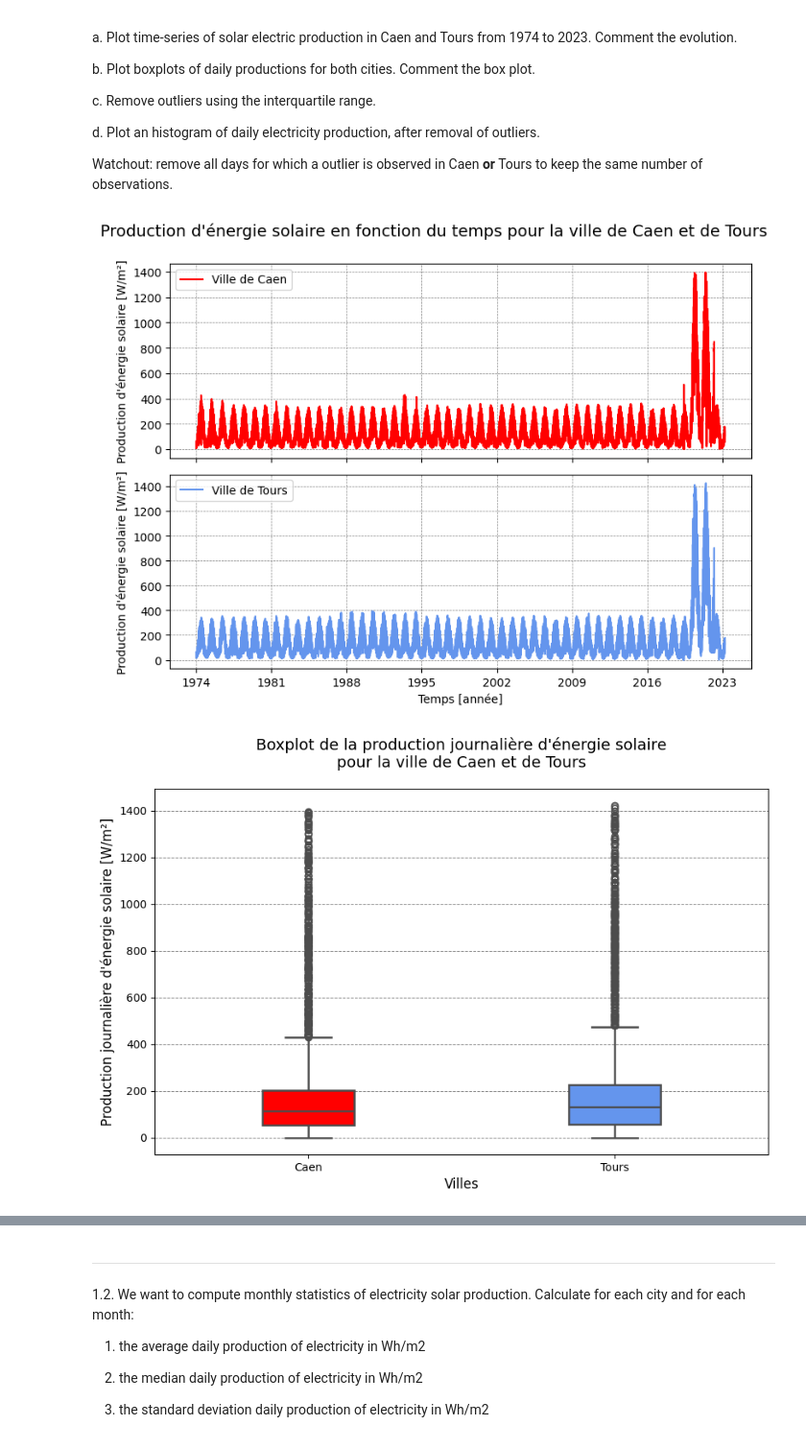
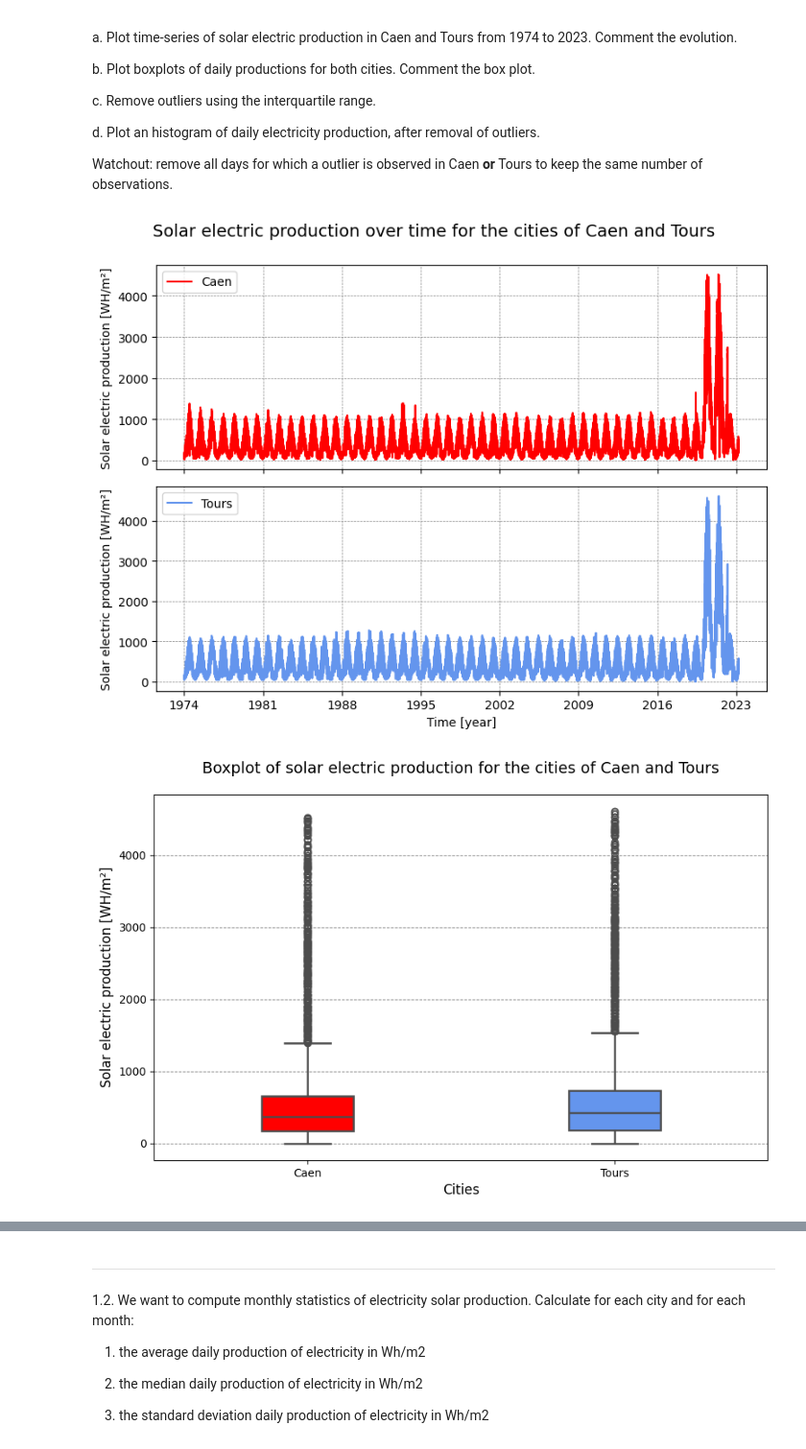
Before and after one commit to Mathis003/LEPL1109-Hackathons, a Jupyter notebook: Hackathon1.ipynb, the cells around one changed output, grey strips where cells are left out. Shown at 96% size. Drawn from its saved outputs; the diff is of its cells as text; code cells hidden in the pictures.

```diff
--- a/Hackathon1.ipynb
+++ b/Hackathon1.ipynb
@@ -91,16 +91,16 @@ def plot_prod(df):
 
     _, (ax1, ax2) = plt.subplots(2, 1, figsize=(8, 6), sharex=True)
 
-    ax1.plot(df['date_formated'], df['Caen'], color=RED, label='Ville de Caen')
-    ax1.set_ylabel('Production d\'énergie solaire [W/m²]')
+    ax1.plot(df['date_formated'], df['Caen'], color=RED, label='Caen')
+    ax1.set_ylabel('Solar electric production [WH/m²]')
     ax1.legend()
 
-    ax2.plot(df['date_formated'], df['Tours'], color=BLUE, label='Ville de Tours')
-    ax2.set_xlabel('Temps [année]')
-    ax2.set_ylabel('Production d\'énergie solaire [W/m²]')
+    ax2.plot(df['date_formated'], df['Tours'], color=BLUE, label='Tours')
+    ax2.set_xlabel('Time [year]')
+    ax2.set_ylabel('Solar electric production [WH/m²]')
     ax2.legend()
 
-    plt.suptitle("Production d\'énergie solaire en fonction du temps pour la ville de Caen et de Tours", fontsize=14, y=1)
+    plt.suptitle("Solar electric production over time for the cities of Caen and Tours", fontsize=14, y=1)
 
     for ax in (ax1, ax2):
         ax.xaxis.set_major_locator(YearLocator(base=7))
@@ -116,20 +116,20 @@ def plot_hist_prod(df):
 
     _, (ax1, ax2) = plt.subplots(2, 1, figsize=(10, 8), sharex=True)
 
-    ax1.hist(df['Caen'], bins=35, density=True, alpha=0.8, color=RED, label='Ville de Caen')
-    ax1.set_ylabel('Probabilité', fontsize=12)
+    ax1.hist(df['Caen'], bins=35, density=True, alpha=0.8, color=RED, label='Caen')
+    ax1.set_ylabel('Probability', fontsize=12)
     ax1.legend(fontsize=14)
 
-    ax2.hist(df['Tours'], bins=35, density=True, alpha=0.8, color=BLUE, label='Ville de Tours')
-    ax2.set_xlabel('Production journalière d\'énergie solaire [W/m²]', fontsize=12)
-    ax2.set_ylabel('Probabilité', fontsize=12)
+    ax2.hist(df['Tours'], bins=35, density=True, alpha=0.8, color=BLUE, label='Tours')
+    ax2.set_xlabel('Solar electric production [WH/m²]', fontsize=12)
+    ax2.set_ylabel('Probability', fontsize=12)
     ax2.legend(fontsize=14)
-    plt.xticks(np.arange(0, 500, 50))
+    plt.xticks(np.arange(0, 1600, 100))
 
     for ax in (ax1, ax2):
         ax.grid('x', color='gray', linestyle='--', linewidth=0.5)
 
-    plt.suptitle("Production d\'énergie solaire (sans outliers) en fonction de l'année pour Caen et Tours", fontsize=14, y=1)
+    plt.suptitle("Solar electric production over time (without outliers) for the cities of Caen and Tours", fontsize=14, y=1)
 
     plt.tight_layout()
     plt.show()
@@ -141,47 +141,53 @@ def plot_boxplot_daily_prod(df, outliers):
 
     boxplot = sns.boxplot(data=df[['Caen', 'Tours']], orient='v', palette=[RED, BLUE], width=0.3, linewidth=1.8, saturation=100)
 
-    plt.xlabel('Villes', fontsize=12)
-    title_axis = 'Production journalière d\'énergie solaire [W/m²]' if outliers else 'Production journalière d\'énergie solaire (sans outliers) [W/m²]'
+    plt.xlabel('Cities', fontsize=12)
+    title_axis = 'Solar electric production [WH/m²]' if outliers else 'Solar electric production (without outliers) [WH/m²]'
     plt.ylabel(title_axis, fontsize=12)
-    plt.ylabel('Production journalière d\'énergie solaire [W/m²]', fontsize=12)
+    plt.ylabel('Solar electric production [WH/m²]', fontsize=12)
     plt.xticks(fontsize=10)
     plt.yticks(fontsize=10)
 
     plt.grid(axis='y', color='gray', linestyle='--', linewidth=0.7)
-    title = 'Boxplot de la production journalière d\'énergie solaire\npour la ville de Caen et de Tours' if outliers else 'Boxplot de la production journalière d\'énergie solaire (sans outliers)\npour la ville de Caen et de Tours'
+    title = 'Boxplot of solar electric production for the cities of Caen and Tours' if outliers else 'Boxplot of solar electric production (without outliers)\nfor the cities of Caen and Tours'
     boxplot.set_title(title, y=1.04, fontsize=14)
 
     plt.show()
 
 
 def get_outliers_mask(data):
 
     Q1 = data.quantile(0.25)
     Q3 = data.quantile(0.75)
     IQR = Q3 - Q1
     lower_bound = Q1 - 1.5 * IQR
     upper_bound = Q3 + 1.5 * IQR
     mask = (data >= lower_bound) & (data <= upper_bound)
     return mask
 
 
 datas = pd.read_csv('Radiation.csv')
 
 df = pd.DataFrame(datas)
 df['date_formated'] = pd.to_datetime(df['DATE'], format='%Y%m%d')
 df['month'] = df['date_formated'].dt.month
 df['year'] = df['date_formated'].dt.year
 df.drop(['Unnamed: 0'], axis=1, inplace=True) # Remove useless column
 
+P_cr = 0.18
+f_perf = 0.75
+
+df['Caen'] *= 24 * P_cr * f_perf
+df['Tours'] *= 24 * P_cr * f_perf
+
 plot_prod(df)
 plot_boxplot_daily_prod(df, True)
 
 # Remove the lines (from the dataframe) where there is at least one outlier (into 'Caen' column or 'Tours' column or both)
 df = df[get_outliers_mask(df['Caen']) & get_outliers_mask(df['Tours'])]
 
 plot_boxplot_daily_prod(df, False)
 plot_hist_prod(df)
 # %% [output]
-[figure, old version]
+[figure, new version]
-[figure, old version]
+[figure, new version]
```
Also changed, not shown: parts of 11 cells of this notebook.
